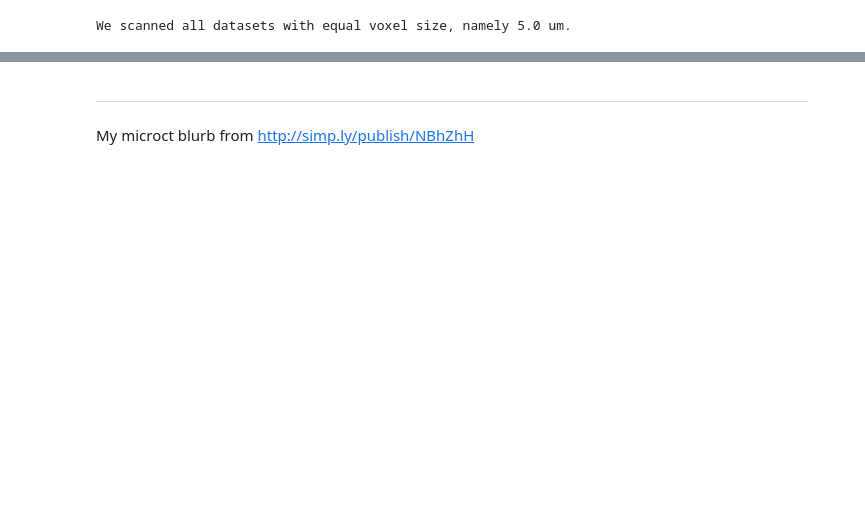
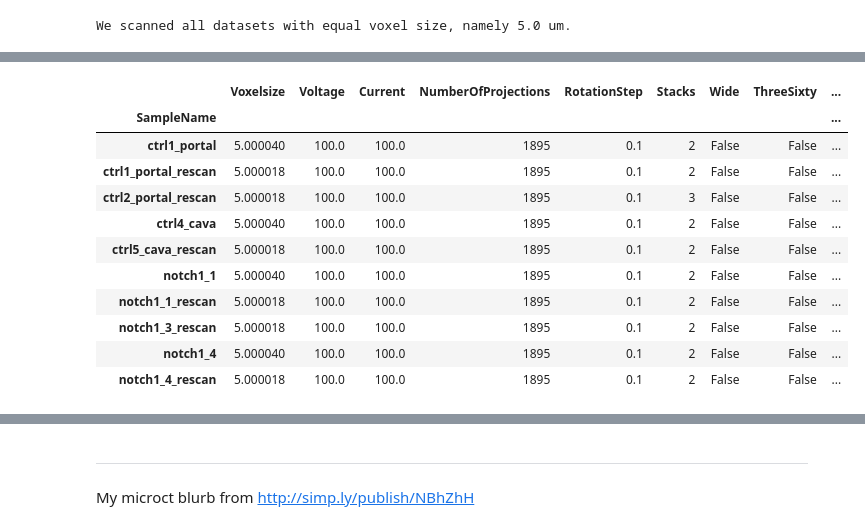
Before and after one commit to habi/liver-nchp, a Jupyter notebook: DataWrangling.ipynb, the cells around one changed output, grey strips where cells are left out. Cells and saved outputs as stored; diff of their text form; code cells hidden in the pictures; blank space fills up the shorter version.

```diff
--- a/DataWrangling.ipynb
+++ b/DataWrangling.ipynb
@@ -627,3 +620,18 @@ Data.groupby('Sample').mean()
+# %%
+Data.groupby('SampleName').mean()
+# %% [output]
+|  | Voxelsize | Voltage | Current | NumberOfProjections | RotationStep | Stacks | Wide | ThreeSixty | ... |
+| SampleName |  |  |  |  |  |  |  |  | ... |
+| ctrl1_portal | 5.000040 | 100.0 | 100.0 | 1895 | 0.1 | 2 | False | False | ... |
+| ctrl1_portal_rescan | 5.000018 | 100.0 | 100.0 | 1895 | 0.1 | 2 | False | False | ... |
+| ctrl2_portal_rescan | 5.000018 | 100.0 | 100.0 | 1895 | 0.1 | 3 | False | False | ... |
+| ctrl4_cava | 5.000040 | 100.0 | 100.0 | 1895 | 0.1 | 2 | False | False | ... |
+| ctrl5_cava_rescan | 5.000018 | 100.0 | 100.0 | 1895 | 0.1 | 2 | False | False | ... |
+| notch1_1 | 5.000040 | 100.0 | 100.0 | 1895 | 0.1 | 2 | False | False | ... |
+| notch1_1_rescan | 5.000018 | 100.0 | 100.0 | 1895 | 0.1 | 2 | False | False | ... |
+| notch1_3_rescan | 5.000018 | 100.0 | 100.0 | 1895 | 0.1 | 2 | False | False | ... |
+| notch1_4 | 5.000040 | 100.0 | 100.0 | 1895 | 0.1 | 2 | False | False | ... |
+| notch1_4_rescan | 5.000018 | 100.0 | 100.0 | 1895 | 0.1 | 2 | False | False | ... |
 # %%
 Data.groupby('Experiment').mean()
 # %% [output]
```
Also changed, not shown: parts of 53 cells of this notebook.
